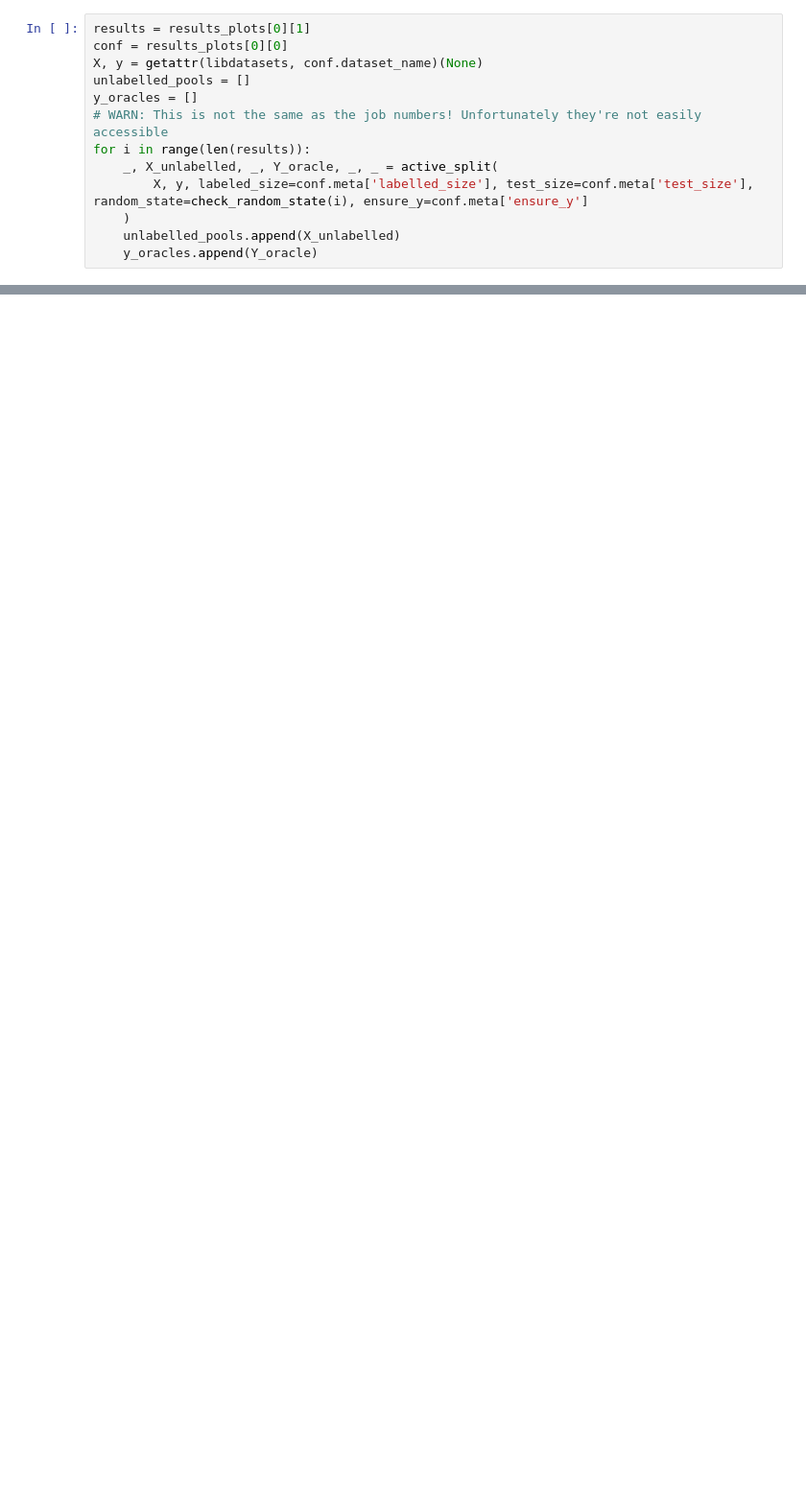
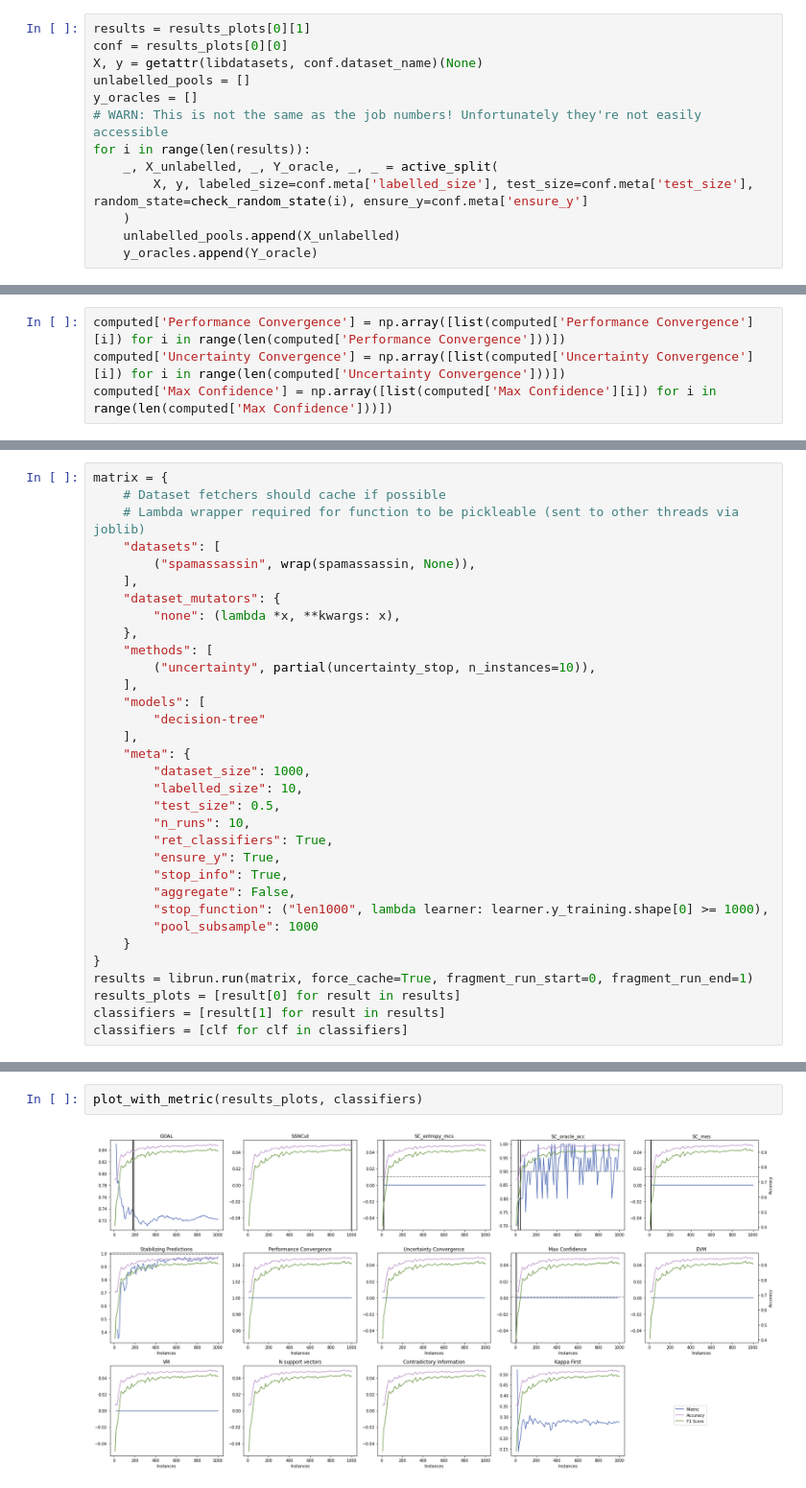
Before and after one commit to zacps/al-stopping-conditions, a Jupyter notebook: metrics_comparison.ipynb, the cells around one changed output, grey strips where cells are left out. Shown at 96% size. Drawn from its saved outputs; the diff is of its cells as text; blank space fills up the shorter version.

```diff
--- a/metrics_comparison.ipynb
+++ b/metrics_comparison.ipynb
@@ -88,3 +116,7 @@ for metric, name in zip(metrics, names):
         values = np.array([metric(**results[i], classifiers=classifiers[0][i], X_unlabelled=unlabelled_pools[i], Y_oracle=y_oracles[i]) for i in range(len(results))])
 
     computed[name] = values
+# %%
+computed['Performance Convergence'] = np.array([list(computed['Performance Convergence'][i]) for i in range(len(computed['Performance Convergence']))])
+computed['Uncertainty Convergence'] = np.array([list(computed['Uncertainty Convergence'][i]) for i in range(len(computed['Uncertainty Convergence']))])
+computed['Max Confidence'] = np.array([list(computed['Max Confidence'][i]) for i in range(len(computed['Max Confidence']))])
@@ -151,0 +202,33 @@ array([ True])
+# %%
+matrix = {
+    # Dataset fetchers should cache if possible
+    # Lambda wrapper required for function to be pickleable (sent to other threads via joblib)
+    "datasets": [
+        ("spamassassin", wrap(spamassassin, None)),
+    ],
+    "dataset_mutators": {
+        "none": (lambda *x, **kwargs: x),
+    },
+    "methods": [
+        ("uncertainty", partial(uncertainty_stop, n_instances=10)),
+    ],
+    "models": [
+        "decision-tree"
+    ],
+    "meta": {
+        "dataset_size": 1000,
+        "labelled_size": 10,
+        "test_size": 0.5,
+        "n_runs": 10,
+        "ret_classifiers": True,
+        "ensure_y": True,
+        "stop_info": True,
+        "aggregate": False,
+        "stop_function": ("len1000", lambda learner: learner.y_training.shape[0] >= 1000),
+        "pool_subsample": 1000
+    }
+}
+results = librun.run(matrix, force_cache=True, fragment_run_start=0, fragment_run_end=1)
+results_plots = [result[0] for result in results]
+classifiers = [result[1] for result in results]
+classifiers = [clf for clf in classifiers]
@@ -151,0 +351,4 @@ array([ True])
+# %%
+plot_with_metric(results_plots, classifiers)
+# %% [output]
+[figure, added]
```
Also changed, not shown: parts of 31 cells of this notebook, 1 other file.
